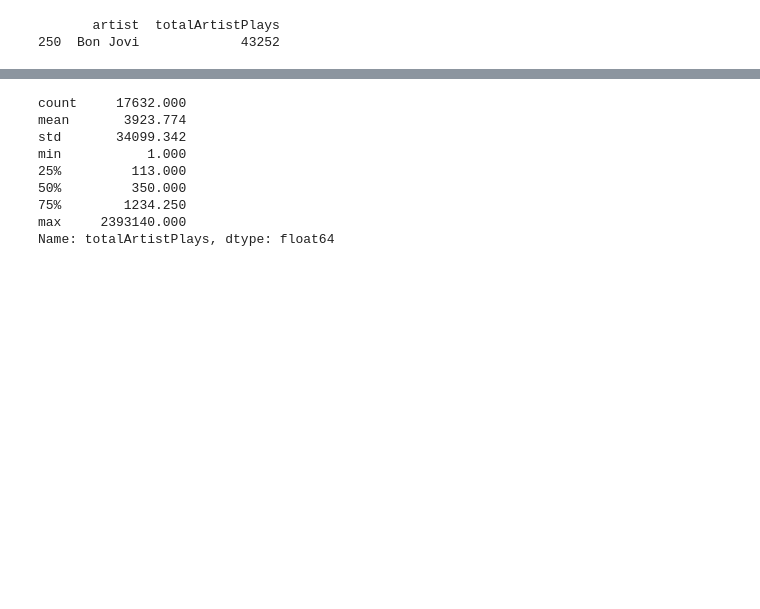
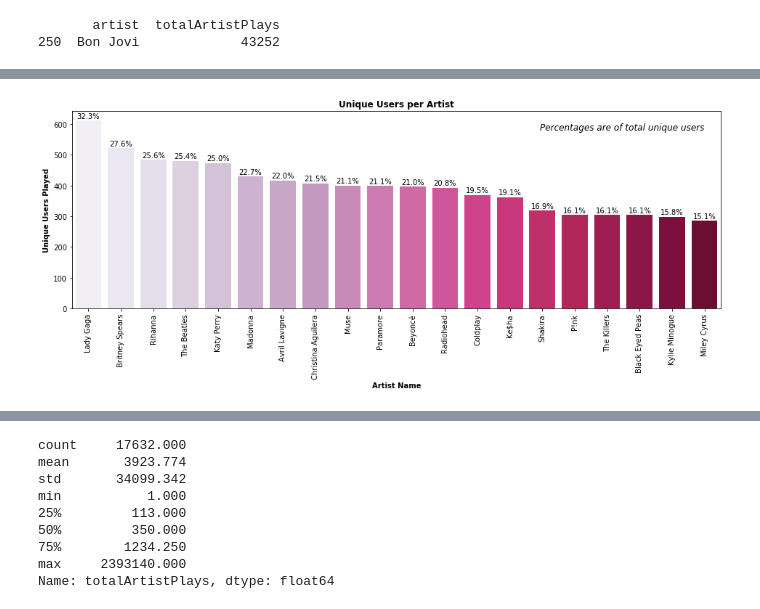
Before and after one commit to cipher813/recommender_system, a Jupyter notebook: notebooks/LastFM_CollaborativeRecommendationEngine.ipynb, the cells around one changed output, grey strips where cells are left out. Cells and saved outputs as stored; diff of their text form; code cells hidden in the pictures; blank space fills up the shorter version.

```diff
--- a/notebooks/LastFM_CollaborativeRecommendationEngine.ipynb
+++ b/notebooks/LastFM_CollaborativeRecommendationEngine.ipynb
@@ -145,0 +197,6 @@ print(ap2[ap2['artist']=='Bon Jovi'])
+# %%
+ap3 = (ap.groupby(['name']).
+       sum().
+       reset_index().
+       sort_values(['everPlayed'],ascending=False)
+       [['name','everPlayed']])
@@ -145,0 +212,13 @@ print(ap2[ap2['artist']=='Bon Jovi'])
+# %%
+# Lady Gaga has been played by 32.3% of the users in the sample
+x = ap3.name
+y = ap3.everPlayed
+x_label = 'Artist Name'
+y_label = 'Unique Users Played'
+title = 'Unique Users per Artist'
+caption = 'Percentages are of total unique users'
+total_val = ap.userID.nunique()
+
+bar_chart_int(x,y,x_label,y_label,title,caption,total_val)
+# %% [output]
+[figure, added]
```
Also changed, not shown: parts of 30 cells of this notebook.
